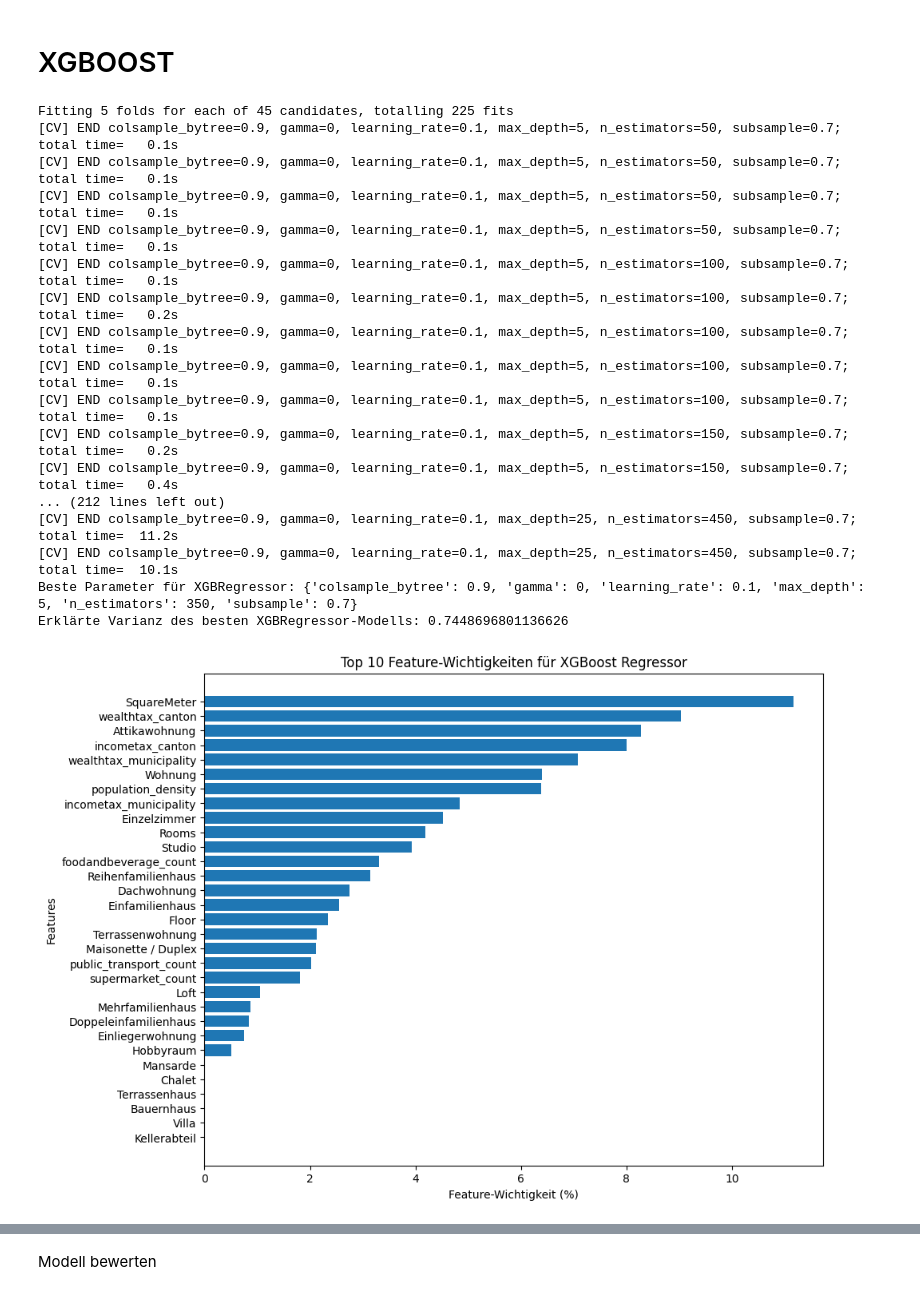
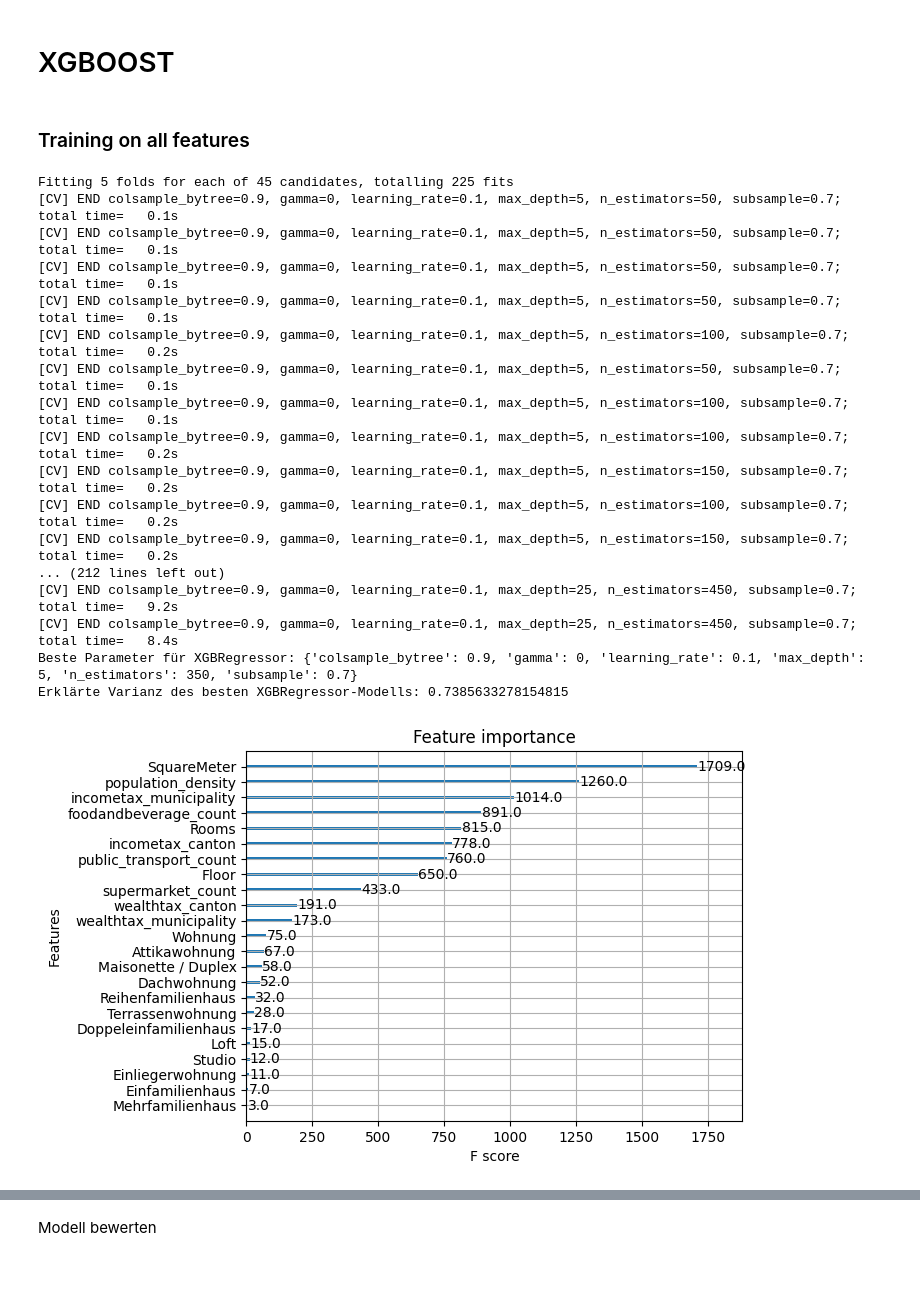
Before and after one commit to ElrasDeVayne/Immo-Projekt-DataScience, a Jupyter notebook: _RentalPriceModelling.ipynb, the cells around one changed output, grey strips where cells are left out. Cells and saved outputs as stored; diff of their text form; code cells hidden in the pictures.

Commit message:
Updated Modelling, added modelling w/o additional features

```diff
--- a/_RentalPriceModelling.ipynb
+++ b/_RentalPriceModelling.ipynb
@@ -321,7 +338,10 @@ Erklärte Varianz des besten RandomForest-Modells: 0.6934031190743546
 # %% [markdown]
 <h1>XGBOOST</h1>
+# %% [markdown]
+### Training on all features
 # %%
 from xgboost import XGBRegressor
+from xgboost import plot_importance
 from sklearn.model_selection import GridSearchCV
 from sklearn.metrics import explained_variance_score, mean_squared_error, mean_absolute_error, r2_score, make_scorer
 import matplotlib.pyplot as plt
@@ -343,7 +363,7 @@ xgb_regressor = XGBRegressor(random_state=0)
 
 # Setze GridSearchCV auf
 xgb_grid_search = GridSearchCV(estimator=xgb_regressor, param_grid=xgb_param_grid,
-                               cv=5, n_jobs=-1, verbose=2, scoring=make_scorer(explained_variance_score))
+                               cv=5, n_jobs=-1, verbose=2, scoring=make_scorer(r2_score))
 
 # Trainiere das Modell
 xgb_grid_search.fit(X_train, y_train)
@@ -360,47 +380,50 @@ xgb_importances = xgb_best_model.feature_importances_
 
 # Erstelle ein DataFrame für die Feature-Wichtigkeiten
 feature_importance_df = pd.DataFrame({
     'Feature': feature_names,
     'Importance': xgb_importances
 })
 
 
 # Sortiere die Features nach Wichtigkeit und wähle die Top 10 aus
-top_features = feature_importance_df.sort_values(by='Importance', ascending=False)
+top_features = feature_importance_df.sort_values(by='Importance', ascending=False).head(10)
 
 # Konvertiere Wichtigkeiten in Prozentsätze
-top_features['Importance'] = top_features['Importance'] * 100
+#top_features['Importance'] = top_features['Importance'] * 100
 
-# Plot der Feature-Wichtigkeiten ohne kantonbezogene Features
-plt.figure(figsize=(10, 8))
-plt.barh(top_features['Feature'], top_features['Importance'])
-plt.xlabel("Feature-Wichtigkeit (%)")
-plt.ylabel("Features")
-plt.title("Top 10 Feature-Wichtigkeiten für XGBoost Regressor")
-plt.gca().invert_yaxis()  # Zeige das wichtigste Feature oben an
+#Plot der Feature-Wichtigkeiten ohne kantonbezogene Features
+# plt.figure(figsize=(10, 8))
+# plt.barh(top_features['Feature'], top_features['Importance'])
+# plt.xlabel("Relative Feature-Wichtigkeit")
+# plt.ylabel("Features")
+# plt.title("Top 10 Feature-Wichtigkeiten für XGBoost Regressor")
+# plt.gca().invert_yaxis()  # Zeige das wichtigste Feature oben an
+# plt.show()
+
+plot_importance(xgb_best_model)
 plt.show()
 
 # Berechne und drucke MSE, RMSE, MAE und R² für das XGBoost-Modell
 mse_best_xgb = mean_squared_error(y_test, xgb_best_pred)
 rmse_best_xgb = np.sqrt(mse_best_xgb)
 mae_best_xgb = mean_absolute_error(y_test, xgb_best_pred)
 r2_best_xgb = r2_score(y_test, xgb_best_pred)
 # %% [output]
 Fitting 5 folds for each of 45 candidates, totalling 225 fits
 [CV] END colsample_bytree=0.9, gamma=0, learning_rate=0.1, max_depth=5, n_estimators=50, subsample=0.7; total time=   0.1s
 [CV] END colsample_bytree=0.9, gamma=0, learning_rate=0.1, max_depth=5, n_estimators=50, subsample=0.7; total time=   0.1s
 [CV] END colsample_bytree=0.9, gamma=0, learning_rate=0.1, max_depth=5, n_estimators=50, subsample=0.7; total time=   0.1s
 [CV] END colsample_bytree=0.9, gamma=0, learning_rate=0.1, max_depth=5, n_estimators=50, subsample=0.7; total time=   0.1s
+[CV] END colsample_bytree=0.9, gamma=0, learning_rate=0.1, max_depth=5, n_estimators=100, subsample=0.7; total time=   0.2s
+[CV] END colsample_bytree=0.9, gamma=0, learning_rate=0.1, max_depth=5, n_estimators=50, subsample=0.7; total time=   0.1s
 [CV] END colsample_bytree=0.9, gamma=0, learning_rate=0.1, max_depth=5, n_estimators=100, subsample=0.7; total time=   0.1s
 [CV] END colsample_bytree=0.9, gamma=0, learning_rate=0.1, max_depth=5, n_estimators=100, subsample=0.7; total time=   0.2s
-[CV] END colsample_bytree=0.9, gamma=0, learning_rate=0.1, max_depth=5, n_estimators=100, subsample=0.7; total time=   0.1s
-[CV] END colsample_bytree=0.9, gamma=0, learning_rate=0.1, max_depth=5, n_estimators=100, subsample=0.7; total time=   0.1s
-[CV] END colsample_bytree=0.9, gamma=0, learning_rate=0.1, max_depth=5, n_estimators=100, subsample=0.7; total time=   0.1s
 [CV] END colsample_bytree=0.9, gamma=0, learning_rate=0.1, max_depth=5, n_estimators=150, subsample=0.7; total time=   0.2s
-[CV] END colsample_bytree=0.9, gamma=0, learning_rate=0.1, max_depth=5, n_estimators=150, subsample=0.7; total time=   0.4s
+[CV] END colsample_bytree=0.9, gamma=0, learning_rate=0.1, max_depth=5, n_estimators=100, subsample=0.7; total time=   0.2s
+[CV] END colsample_bytree=0.9, gamma=0, learning_rate=0.1, max_depth=5, n_estimators=150, subsample=0.7; total time=   0.2s
 ... (212 lines left out)
-[CV] END colsample_bytree=0.9, gamma=0, learning_rate=0.1, max_depth=25, n_estimators=450, subsample=0.7; total time=  11.2s
-[CV] END colsample_bytree=0.9, gamma=0, learning_rate=0.1, max_depth=25, n_estimators=450, subsample=0.7; total time=  10.1s
+[CV] END colsample_bytree=0.9, gamma=0, learning_rate=0.1, max_depth=25, n_estimators=450, subsample=0.7; total time=   9.2s
+[CV] END colsample_bytree=0.9, gamma=0, learning_rate=0.1, max_depth=25, n_estimators=450, subsample=0.7; total time=   8.4s
 Beste Parameter für XGBRegressor: {'colsample_bytree': 0.9, 'gamma': 0, 'learning_rate': 0.1, 'max_depth': 5, 'n_estimators': 350, 'subsample': 0.7}
-Erklärte Varianz des besten XGBRegressor-Modells: 0.7448696801136626
+Erklärte Varianz des besten XGBRegressor-Modells: 0.7385633278154815
-[figure, old version]
+[figure, new version]
```
Also changed, not shown: parts of 13 cells of this notebook, 3 other files.
